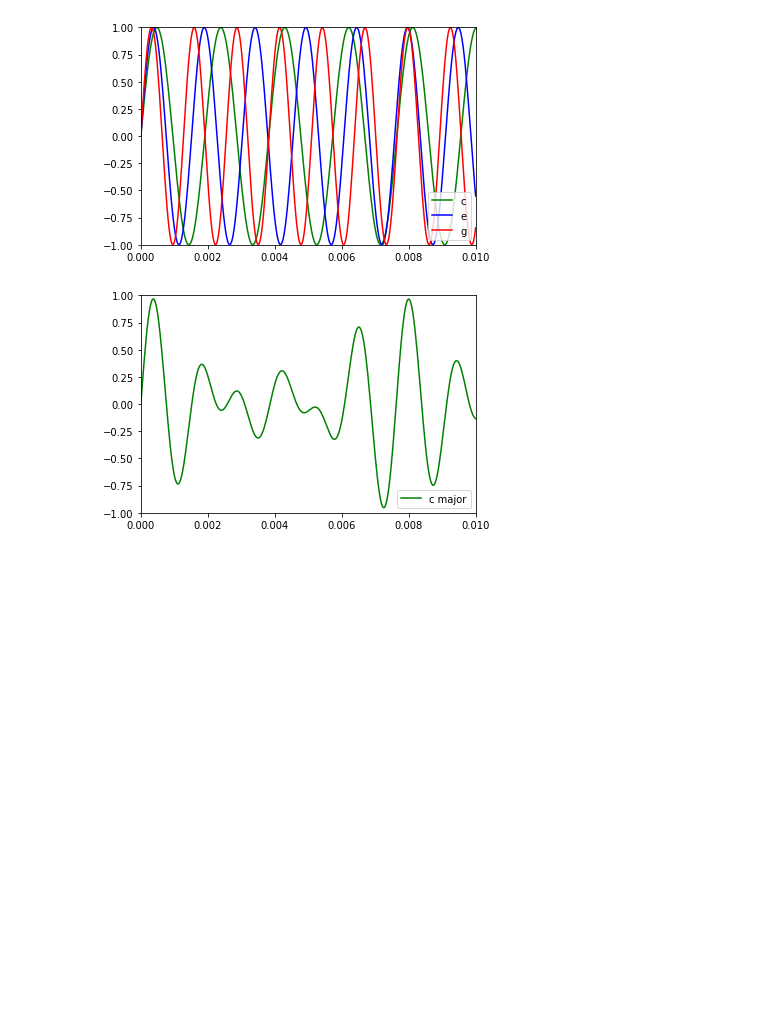
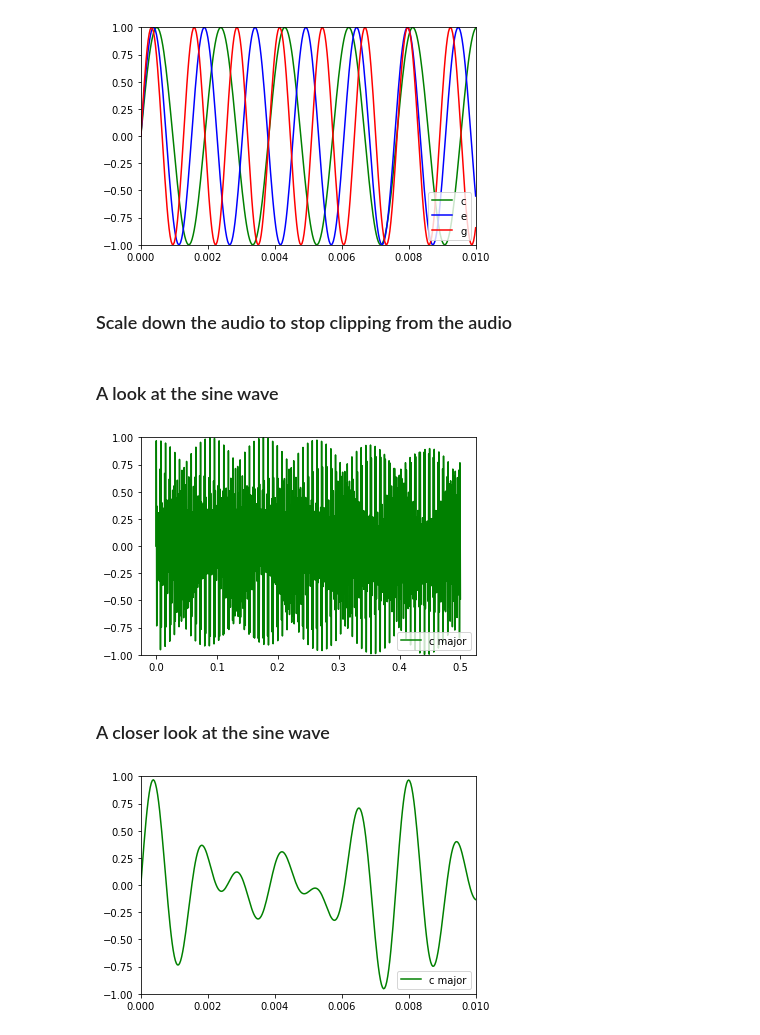
Before and after one commit to harjunpnik/Data-Processing, a Jupyter notebook: HiddenMessages/HiddenMessages.ipynb, the cells around one changed output. Saved outputs shown, nothing was run; the diff lists cells and outputs as text; code cells hidden in the pictures; blank space fills up the shorter version.

```diff
--- a/HiddenMessages/HiddenMessages.ipynb
+++ b/HiddenMessages/HiddenMessages.ipynb
@@ -42,6 +46,8 @@ plt.xlim(0,0.01)
 plt.show()
 # %% [output]
 [figure]
+# %% [markdown]
+### Scale down the audio to stop clipping from the audio
 # %%
 c_major = np.add(c, e)
 c_major = np.add(c_major, g)
@@ -49,3 +55,14 @@ c_major = c_major * 1/3
+# %% [markdown]
+### A look at the sine wave
+# %%
+plt.plot(t,c_major,"-g", label="c major")
+plt.legend(loc="lower right")
+plt.ylim(-1,1)
+plt.show()
+# %% [output]
+[figure, added]
+# %% [markdown]
+### A closer look at the sine wave
 # %%
 plt.plot(t,c_major,"-g", label="c major")
 plt.legend(loc="lower right")
```
Also changed, not shown: parts of 67 cells of this notebook, 2 other files.
